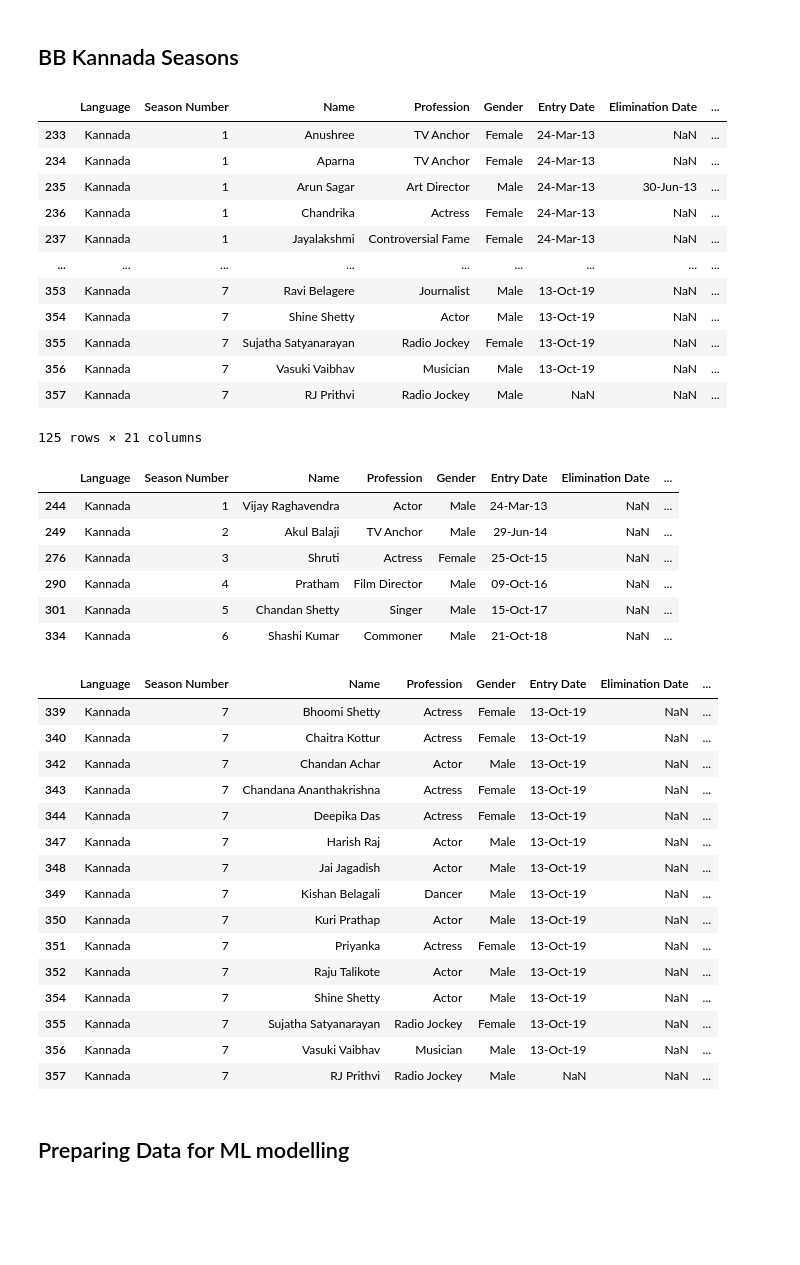
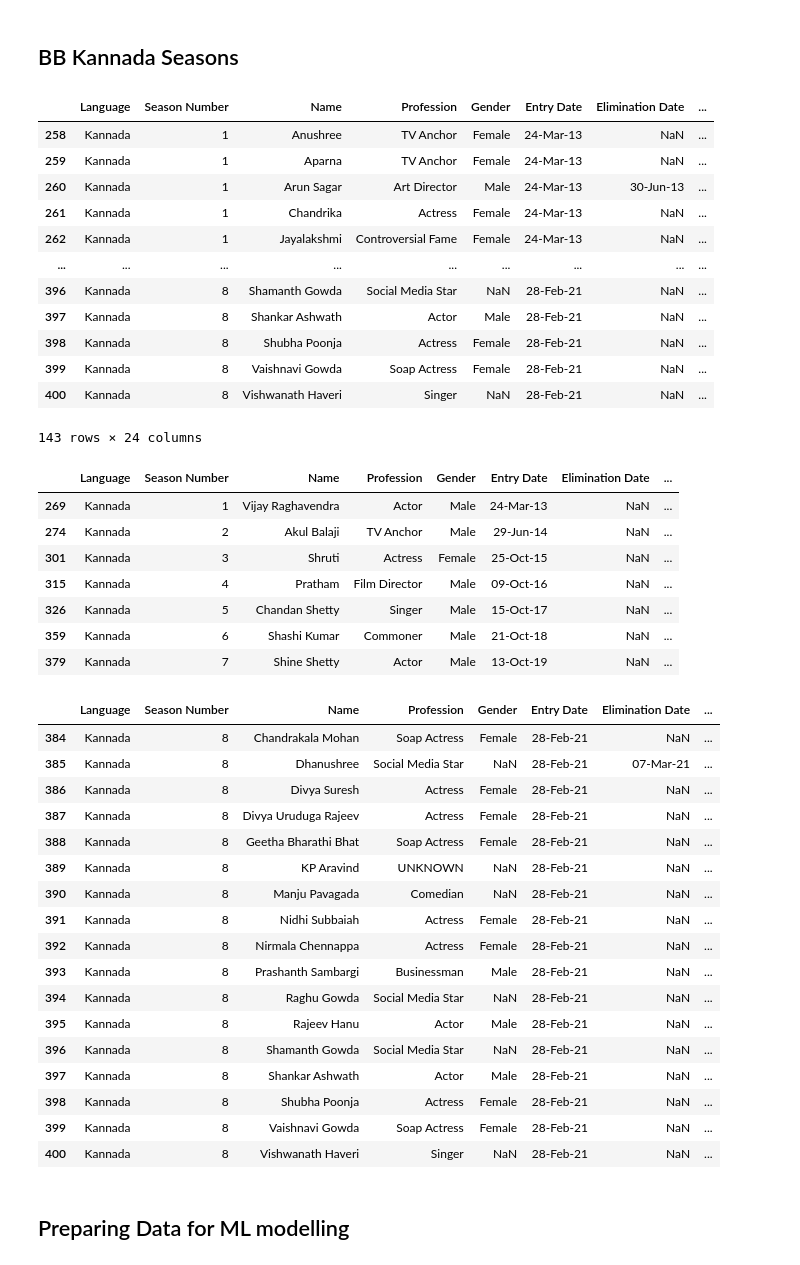
Before and after one commit to satya-thirumani/bigg-boss-data-set, a Jupyter notebook: Predicting Bigg Boss Kannada Season Winner.ipynb, the cells around one changed output. Saved outputs shown, nothing was run; the diff lists cells and outputs as text; code cells hidden in the pictures; blank space fills up the shorter version.

```diff
--- a/Predicting Bigg Boss Kannada Season Winner.ipynb
+++ b/Predicting Bigg Boss Kannada Season Winner.ipynb
@@ -185,3 +185,7 @@ Name: Wild Card, dtype: float64
+# %%
+# Common people has many professions, so clubbing them into one category
+bigg_boss['Profession'] = bigg_boss['Profession'].fillna('UNKNOWN')
+bigg_boss.loc[bigg_boss['Profession'].str.contains('Commoner'),'Profession']='Commoner'
 # %% [markdown]
 ## Number of film actress entered into the Bigg Boss houses, are more when compared to other professions
 # %%
@@ -354,52 +373,57 @@ Name: Number of times elected as Captain, dtype: int64
 ## BB Kannada Seasons
 # %%
 lang='Kannada'
+
+# All Bigg Boss Kannada Participants
 bigg_boss.loc[(bigg_boss['Language']==lang)]
 # %% [output]
 |  | Language | Season Number | Name | Profession | Gender | Entry Date | Elimination Date | ... |
-| 233 | Kannada | 1 | Anushree | TV Anchor | Female | 24-Mar-13 | NaN | ... |
-| 234 | Kannada | 1 | Aparna | TV Anchor | Female | 24-Mar-13 | NaN | ... |
-| 235 | Kannada | 1 | Arun Sagar | Art Director | Male | 24-Mar-13 | 30-Jun-13 | ... |
-| 236 | Kannada | 1 | Chandrika | Actress | Female | 24-Mar-13 | NaN | ... |
-| 237 | Kannada | 1 | Jayalakshmi | Controversial Fame | Female | 24-Mar-13 | NaN | ... |
+| 258 | Kannada | 1 | Anushree | TV Anchor | Female | 24-Mar-13 | NaN | ... |
+| 259 | Kannada | 1 | Aparna | TV Anchor | Female | 24-Mar-13 | NaN | ... |
+| 260 | Kannada | 1 | Arun Sagar | Art Director | Male | 24-Mar-13 | 30-Jun-13 | ... |
+| 261 | Kannada | 1 | Chandrika | Actress | Female | 24-Mar-13 | NaN | ... |
+| 262 | Kannada | 1 | Jayalakshmi | Controversial Fame | Female | 24-Mar-13 | NaN | ... |
 | ... | ... | ... | ... | ... | ... | ... | ... | ... |
-| 353 | Kannada | 7 | Ravi Belagere | Journalist | Male | 13-Oct-19 | NaN | ... |
-| 354 | Kannada | 7 | Shine Shetty | Actor | Male | 13-Oct-19 | NaN | ... |
-| 355 | Kannada | 7 | Sujatha Satyanarayan | Radio Jockey | Female | 13-Oct-19 | NaN | ... |
-| 356 | Kannada | 7 | Vasuki Vaibhav | Musician | Male | 13-Oct-19 | NaN | ... |
-| 357 | Kannada | 7 | RJ Prithvi | Radio Jockey | Male | NaN | NaN | ... |
+| 396 | Kannada | 8 | Shamanth Gowda | Social Media Star | NaN | 28-Feb-21 | NaN | ... |
+| 397 | Kannada | 8 | Shankar Ashwath | Actor | Male | 28-Feb-21 | NaN | ... |
+| 398 | Kannada | 8 | Shubha Poonja | Actress | Female | 28-Feb-21 | NaN | ... |
+| 399 | Kannada | 8 | Vaishnavi Gowda | Soap Actress | Female | 28-Feb-21 | NaN | ... |
+| 400 | Kannada | 8 | Vishwanath Haveri | Singer | NaN | 28-Feb-21 | NaN | ... |
-125 rows × 21 columns
+143 rows × 24 columns
 # %%
 # Bigg Boss Kannada Winners
 bigg_boss.loc[(bigg_boss['Language']==lang) & (bigg_boss['Winner']==1), :]
 # %% [output]
 |  | Language | Season Number | Name | Profession | Gender | Entry Date | Elimination Date | ... |
-| 244 | Kannada | 1 | Vijay Raghavendra | Actor | Male | 24-Mar-13 | NaN | ... |
-| 249 | Kannada | 2 | Akul Balaji | TV Anchor | Male | 29-Jun-14 | NaN | ... |
-| 276 | Kannada | 3 | Shruti | Actress | Female | 25-Oct-15 | NaN | ... |
-| 290 | Kannada | 4 | Pratham | Film Director | Male | 09-Oct-16 | NaN | ... |
-| 301 | Kannada | 5 | Chandan Shetty | Singer | Male | 15-Oct-17 | NaN | ... |
-| 334 | Kannada | 6 | Shashi Kumar | Commoner | Male | 21-Oct-18 | NaN | ... |
+| 269 | Kannada | 1 | Vijay Raghavendra | Actor | Male | 24-Mar-13 | NaN | ... |
+| 274 | Kannada | 2 | Akul Balaji | TV Anchor | Male | 29-Jun-14 | NaN | ... |
+| 301 | Kannada | 3 | Shruti | Actress | Female | 25-Oct-15 | NaN | ... |
+| 315 | Kannada | 4 | Pratham | Film Director | Male | 09-Oct-16 | NaN | ... |
+| 326 | Kannada | 5 | Chandan Shetty | Singer | Male | 15-Oct-17 | NaN | ... |
+| 359 | Kannada | 6 | Shashi Kumar | Commoner | Male | 21-Oct-18 | NaN | ... |
+| 379 | Kannada | 7 | Shine Shetty | Actor | Male | 13-Oct-19 | NaN | ... |
 # %%
 # Bigg Boss Kannada current season participants
-bigg_boss.loc[(bigg_boss['Language']==lang) & (bigg_boss['Winner'].isnull()), :]
+bigg_boss.loc[(bigg_boss['Language']==lang) & (bigg_boss['Season Number']==8), :]
 # %% [output]
 |  | Language | Season Number | Name | Profession | Gender | Entry Date | Elimination Date | ... |
-| 339 | Kannada | 7 | Bhoomi Shetty | Actress | Female | 13-Oct-19 | NaN | ... |
-| 340 | Kannada | 7 | Chaitra Kottur | Actress | Female | 13-Oct-19 | NaN | ... |
-| 342 | Kannada | 7 | Chandan Achar | Actor | Male | 13-Oct-19 | NaN | ... |
-| 343 | Kannada | 7 | Chandana Ananthakrishna | Actress | Female | 13-Oct-19 | NaN | ... |
-| 344 | Kannada | 7 | Deepika Das | Actress | Female | 13-Oct-19 | NaN | ... |
-| 347 | Kannada | 7 | Harish Raj | Actor | Male | 13-Oct-19 | NaN | ... |
-| 348 | Kannada | 7 | Jai Jagadish | Actor | Male | 13-Oct-19 | NaN | ... |
-| 349 | Kannada | 7 | Kishan Belagali | Dancer | Male | 13-Oct-19 | NaN | ... |
-| 350 | Kannada | 7 | Kuri Prathap | Actor | Male | 13-Oct-19 | NaN | ... |
-| 351 | Kannada | 7 | Priyanka | Actress | Female | 13-Oct-19 | NaN | ... |
-| 352 | Kannada | 7 | Raju Talikote | Actor | Male | 13-Oct-19 | NaN | ... |
-| 354 | Kannada | 7 | Shine Shetty | Actor | Male | 13-Oct-19 | NaN | ... |
-| 355 | Kannada | 7 | Sujatha Satyanarayan | Radio Jockey | Female | 13-Oct-19 | NaN | ... |
-| 356 | Kannada | 7 | Vasuki Vaibhav | Musician | Male | 13-Oct-19 | NaN | ... |
-| 357 | Kannada | 7 | RJ Prithvi | Radio Jockey | Male | NaN | NaN | ... |
+| 384 | Kannada | 8 | Chandrakala Mohan | Soap Actress | Female | 28-Feb-21 | NaN | ... |
+| 385 | Kannada | 8 | Dhanushree | Social Media Star | NaN | 28-Feb-21 | 07-Mar-21 | ... |
+| 386 | Kannada | 8 | Divya Suresh | Actress | Female | 28-Feb-21 | NaN | ... |
+| 387 | Kannada | 8 | Divya Uruduga Rajeev | Actress | Female | 28-Feb-21 | NaN | ... |
+| 388 | Kannada | 8 | Geetha Bharathi Bhat | Soap Actress | Female | 28-Feb-21 | NaN | ... |
+| 389 | Kannada | 8 | KP Aravind | UNKNOWN | NaN | 28-Feb-21 | NaN | ... |
+| 390 | Kannada | 8 | Manju Pavagada | Comedian | NaN | 28-Feb-21 | NaN | ... |
+| 391 | Kannada | 8 | Nidhi Subbaiah | Actress | Female | 28-Feb-21 | NaN | ... |
+| 392 | Kannada | 8 | Nirmala Chennappa | Actress | Female | 28-Feb-21 | NaN | ... |
+| 393 | Kannada | 8 | Prashanth Sambargi | Businessman | Male | 28-Feb-21 | NaN | ... |
+| 394 | Kannada | 8 | Raghu Gowda | Social Media Star | NaN | 28-Feb-21 | NaN | ... |
+| 395 | Kannada | 8 | Rajeev Hanu | Actor | Male | 28-Feb-21 | NaN | ... |
+| 396 | Kannada | 8 | Shamanth Gowda | Social Media Star | NaN | 28-Feb-21 | NaN | ... |
+| 397 | Kannada | 8 | Shankar Ashwath | Actor | Male | 28-Feb-21 | NaN | ... |
+| 398 | Kannada | 8 | Shubha Poonja | Actress | Female | 28-Feb-21 | NaN | ... |
+| 399 | Kannada | 8 | Vaishnavi Gowda | Soap Actress | Female | 28-Feb-21 | NaN | ... |
+| 400 | Kannada | 8 | Vishwanath Haveri | Singer | NaN | 28-Feb-21 | NaN | ... |
 # %% [markdown]
 ## Preparing Data for ML modelling
 # %%
```
Also changed, not shown: parts of 64 cells of this notebook.
